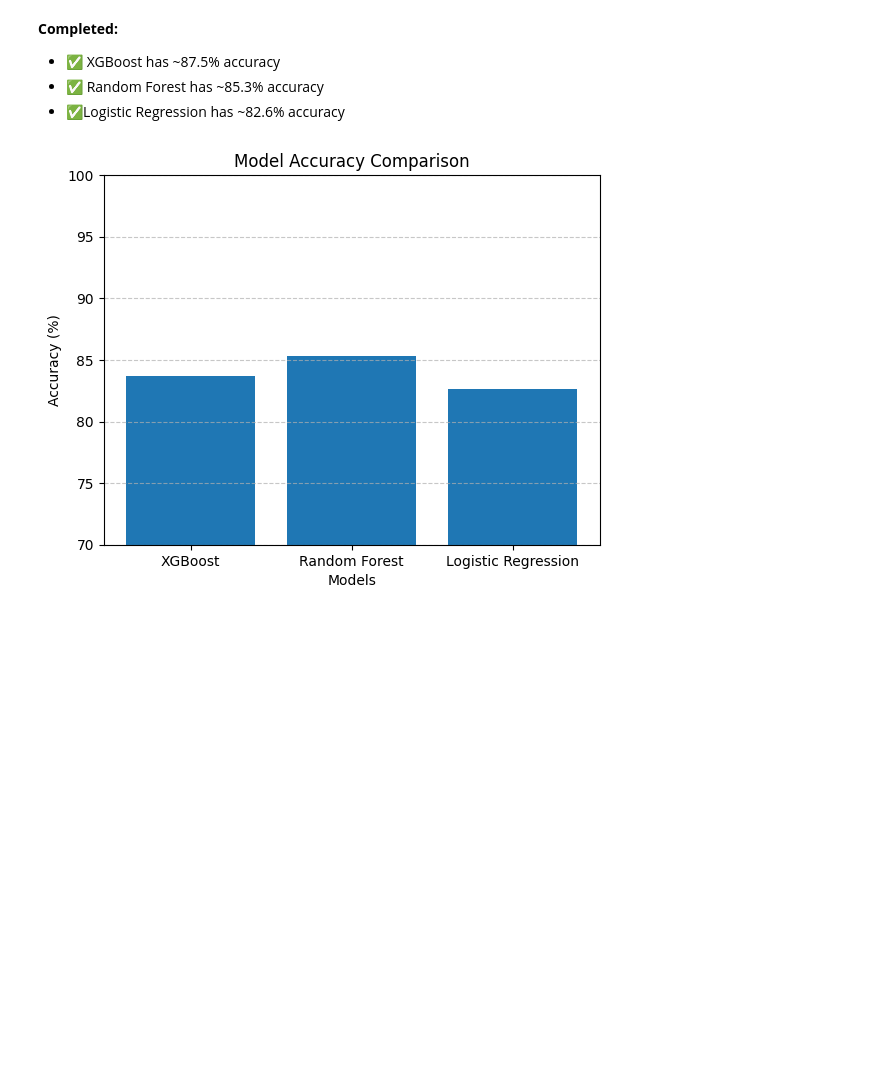
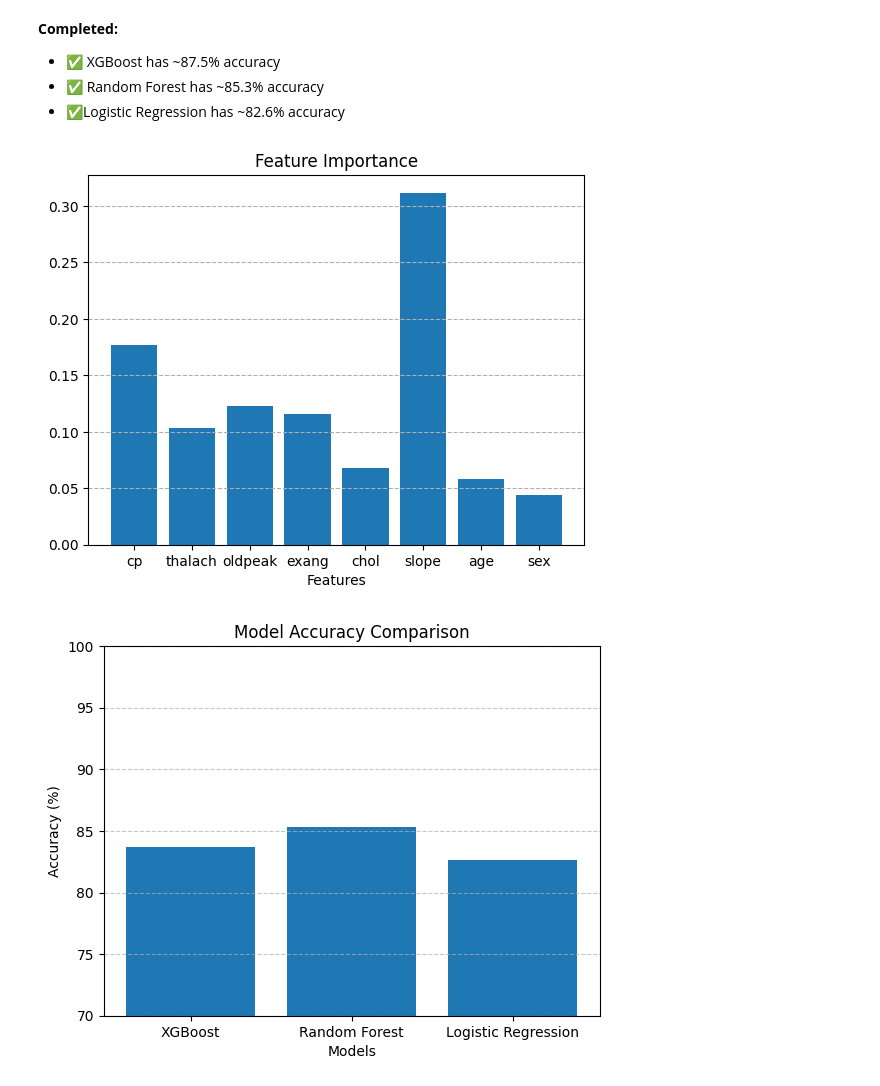
Before and after one commit to Illiason/Project-HH-, a Jupyter notebook: train_models_v1.ipynb, the cells around one changed output. Cells and saved outputs as stored; diff of their text form; code cells hidden in the pictures; blank space fills up the shorter version.

```diff
--- a/train_models_v1.ipynb
+++ b/train_models_v1.ipynb
@@ -357,6 +357,35 @@ MODEL COMPARISON
 - ✅ XGBoost has ~87.5% accuracy
 - ✅ Random Forest has ~85.3% accuracy
 - ✅Logistic Regression has ~82.6% accuracy
+# %%
+
+accuracy_scores = {
+    "XGBoost" : xgb_accuracy*100,
+    "Random Forest":  rf_accuracy*100,
+   "Logistic Regression": lgr_accuracy*100
+    }
+
+
+best_model_name = max(accuracy_scores, key=accuracy_scores.get)   # Model name using the higest R²
+
+
+# This code is for showing the model object to select the modl name.
+best_model = {
+     "XGBoost": xgb_model,
+    "Random Forest" :rf_model,
+    "Logistic Regression" : lgr_model
+}[best_model_name]
+# %%
+feat_imp=best_model.feature_importances_    # Best model is extracted by feature importance.
+# X.columns shows each feature name and generates the bar chart.
+# feat_imp just displays the height of the bar chart by their importance.
+plt.bar(X.columns,feat_imp)
+plt.title("Feature Importance") # y-axis is changed to the term "Feature Importance".
+plt.xlabel("Features")  # x-axis is changed to the term "Features".
+plt.grid(axis="y", linestyle="--")  # This just makes it better to read the bar plot.
+plt.show()  # Outputs bar plot.
+# %% [output]
+[figure, added]
 # %%
 #Model Comparison Diagram
 plt.bar(
```
